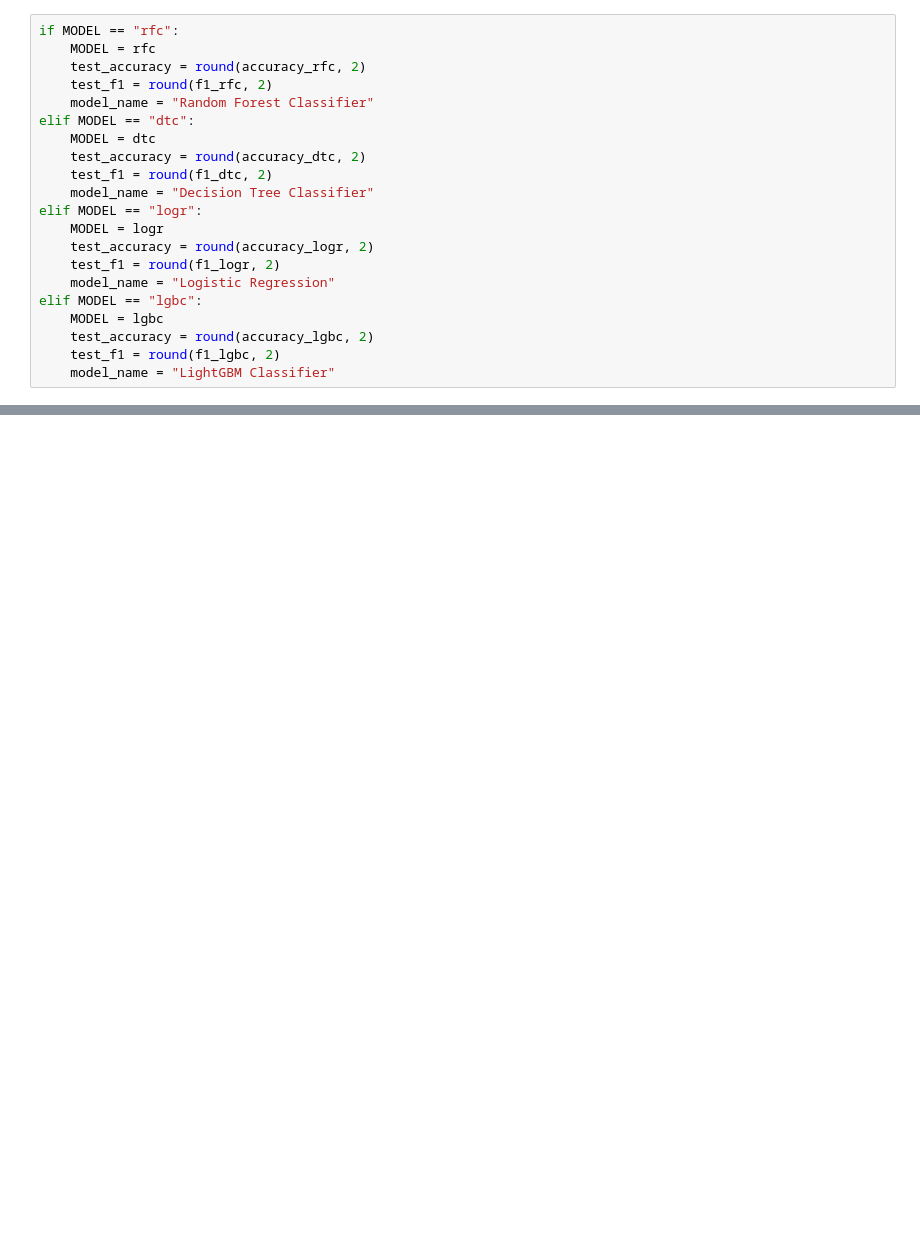
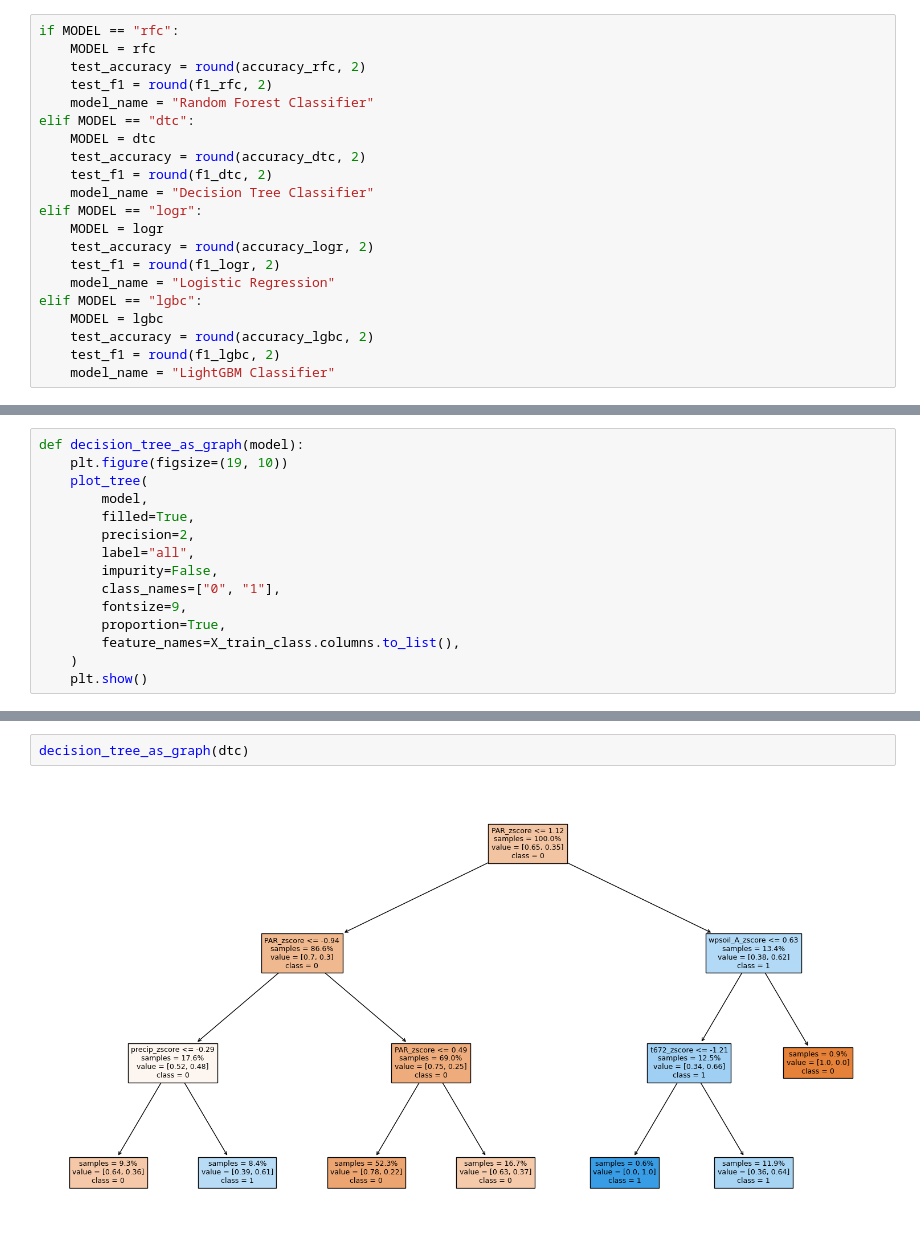
Before and after one commit to ramipiik/Data-Science-Project, a Jupyter notebook: ml.ipynb, the cells around one changed output, grey strips where cells are left out. Saved outputs shown, nothing was run; the diff lists cells and outputs as text; blank space fills up the shorter version.

```diff
--- a/ml.ipynb
+++ b/ml.ipynb
@@ -1090,0 +1054,15 @@ Class weights: {CLASS_WEIGHTS}""",
+# %%
+def decision_tree_as_graph(model):
+    plt.figure(figsize=(19, 10))
+    plot_tree(
+        model,
+        filled=True,
+        precision=2,
+        label="all",
+        impurity=False,
+        class_names=["0", "1"],
+        fontsize=9,
+        proportion=True,
+        feature_names=X_train_class.columns.to_list(),
+    )
+    plt.show()
@@ -1097,0 +1078,4 @@ for year in TEST_YEARS:
+# %%
+decision_tree_as_graph(dtc)
+# %% [output]
+[figure, added]
```
Also changed, not shown: parts of 28 cells of this notebook.
